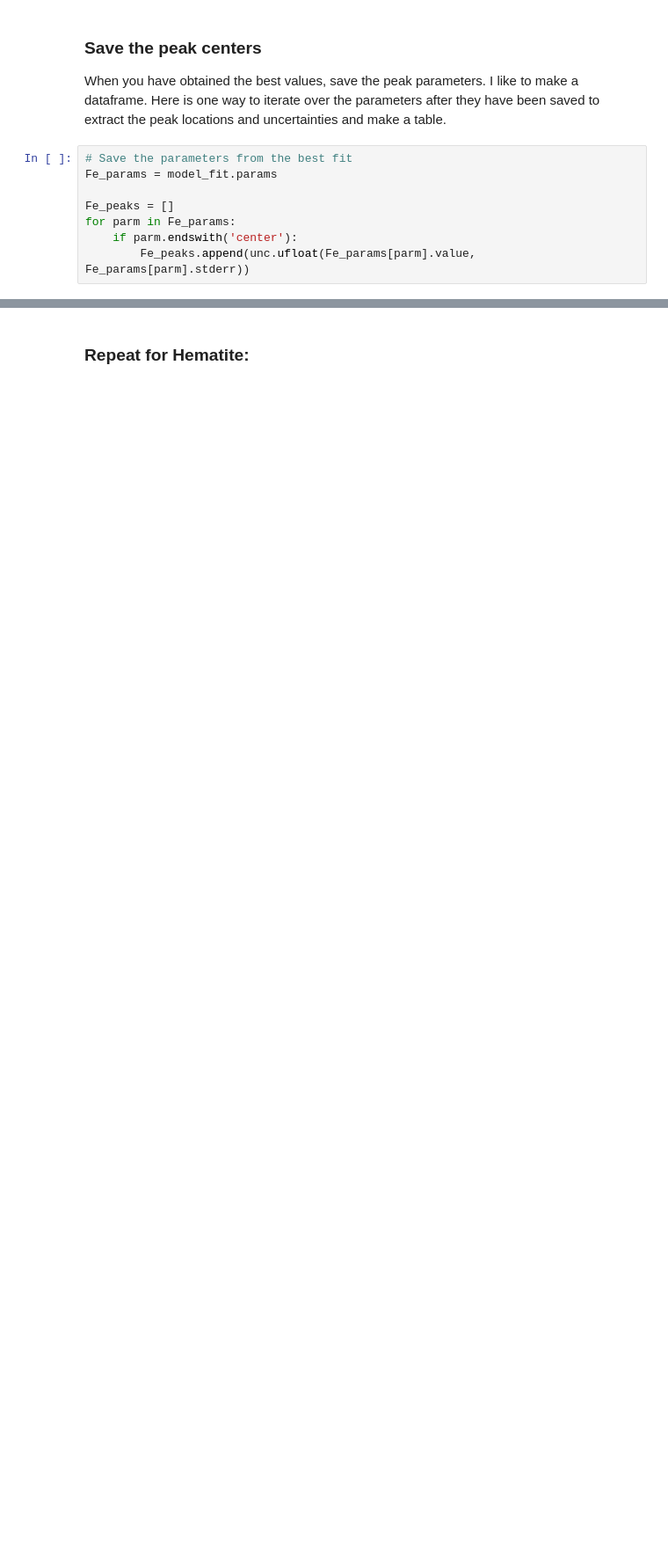
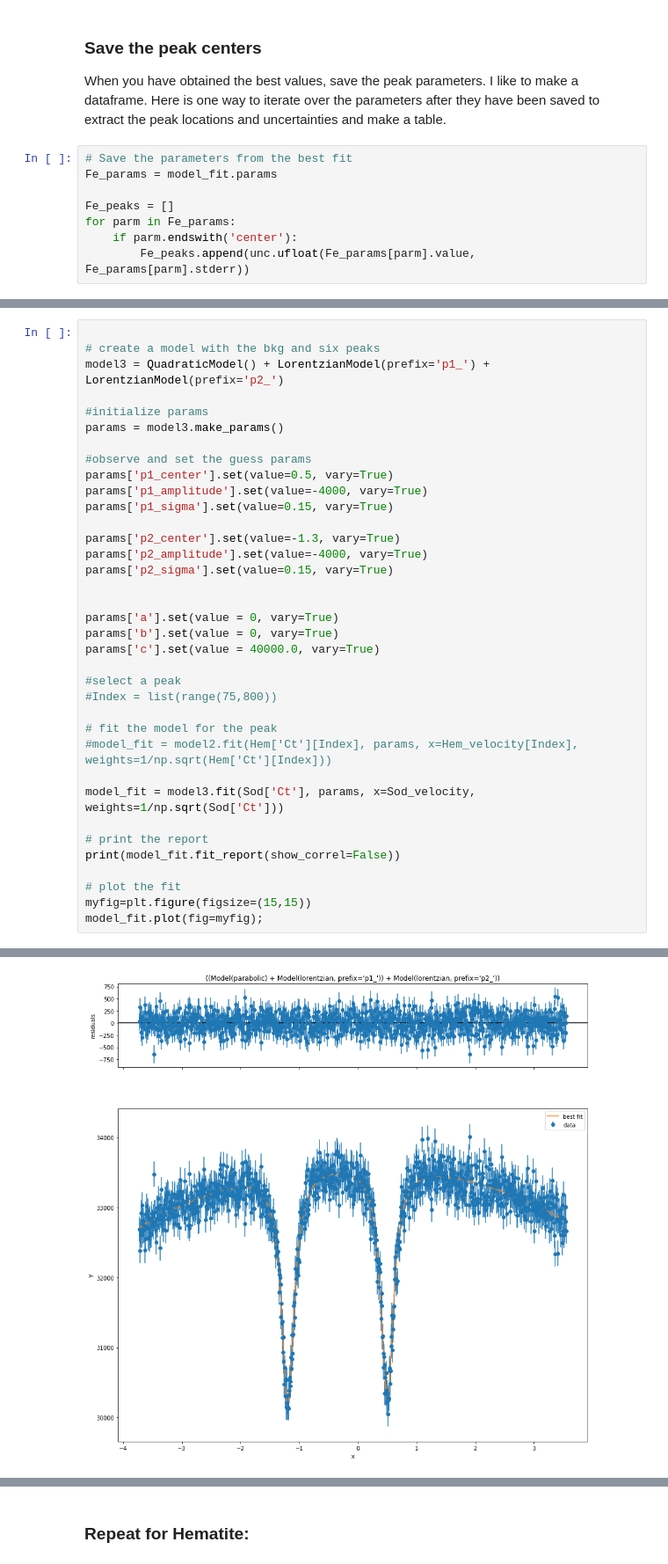
Before and after one commit to ahserhan/CMX, a Jupyter notebook: Mossbauer Specctroscopy/Mossbauer Full Analysis (Template).ipynb, the cells around one changed output, grey strips where cells are left out. Shown at 88% size. Drawn from its saved outputs; the diff is of its cells as text; blank space fills up the shorter version.

```diff
--- a/Mossbauer Specctroscopy/Mossbauer Full Analysis (Template).ipynb
+++ b/Mossbauer Specctroscopy/Mossbauer Full Analysis (Template).ipynb
@@ -299,0 +331,37 @@ Fe_peaks_df
+# %%
+
+# create a model with the bkg and six peaks
+model3 = QuadraticModel() + LorentzianModel(prefix='p1_') + LorentzianModel(prefix='p2_')
+
+#initialize params
+params = model3.make_params()
+
+#observe and set the guess params
+params['p1_center'].set(value=0.5, vary=True)
+params['p1_amplitude'].set(value=-4000, vary=True)
+params['p1_sigma'].set(value=0.15, vary=True)
+
+params['p2_center'].set(value=-1.3, vary=True)
+params['p2_amplitude'].set(value=-4000, vary=True)
+params['p2_sigma'].set(value=0.15, vary=True)
+
+
+params['a'].set(value = 0, vary=True)
+params['b'].set(value = 0, vary=True)
+params['c'].set(value = 40000.0, vary=True)
+
+#select a peak
+#Index = list(range(75,800))
+
+# fit the model for the peak
+#model_fit = model2.fit(Hem['Ct'][Index], params, x=Hem_velocity[Index], weights=1/np.sqrt(Hem['Ct'][Index]))
+
+model_fit = model3.fit(Sod['Ct'], params, x=Sod_velocity, weights=1/np.sqrt(Sod['Ct']))
+
+# print the report
+print(model_fit.fit_report(show_correl=False))
+
+# plot the fit
+myfig=plt.figure(figsize=(15,15))
+model_fit.plot(fig=myfig);
+# %% [output]
@@ -299,0 +385 @@ Fe_peaks_df
+[figure, added]
```
Also changed, not shown: parts of 10 cells of this notebook.
